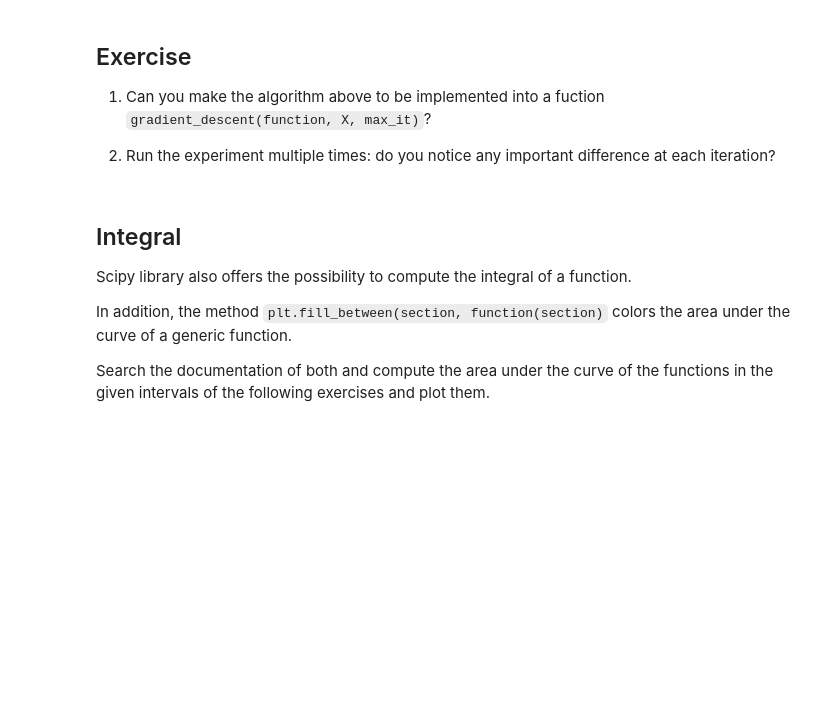
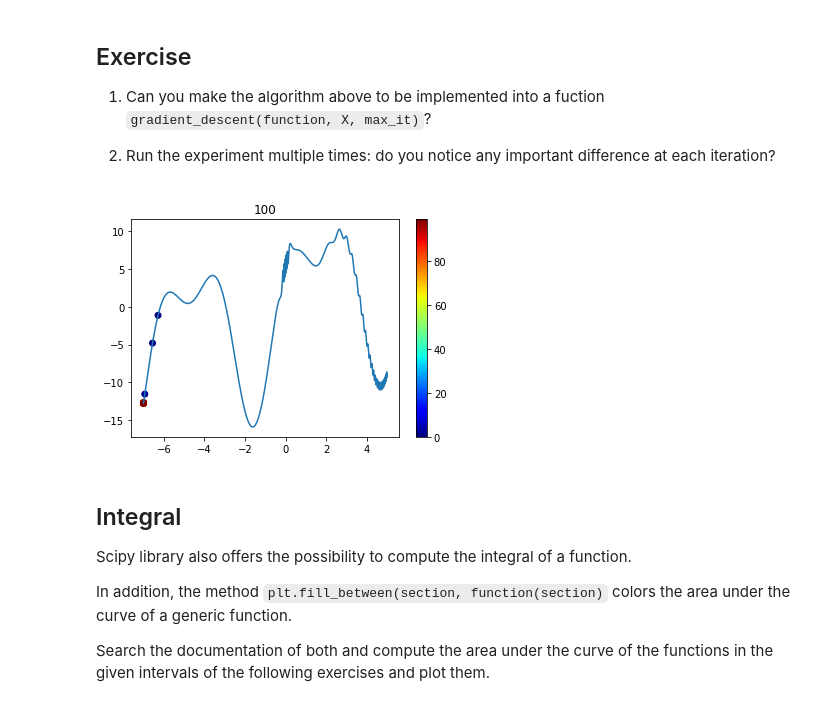
Before and after one commit to sardorick/strive_practice, a Jupyter notebook: 13. Gradients and Integrals/Gradient Descent and Integrals.ipynb, the cells around one changed output. Cells and saved outputs as stored; diff of their text form; code cells hidden in the pictures; blank space fills up the shorter version.

```diff
--- a/13. Gradients and Integrals/Gradient Descent and Integrals.ipynb
+++ b/13. Gradients and Integrals/Gradient Descent and Integrals.ipynb
@@ -56,6 +56,39 @@ plt.colorbar()
 1. Can you make the algorithm above to be implemented into a fuction `gradient_descent(function, X, max_it)`?
 
 2. Run the experiment multiple times: do you notice any important difference at each iteration?
+# %%
+def gradient_descent(function, X, max_it):
+    x = X
+    index = np.random.randint(0, len(x)) # randomly select an index to sample a point
+    point = x[index] # sample a point to start
+    derivative_in_point = derivative(function, point)
+    it = 0 # current iteration
+    max_it = 100 # set the max number of iterations to avoid infinite loops
+    points = [] # list of the points we have inspected
+    threshold = 0.01 # instead for waiting till we reach the 0 of the derivative, put a threshold
+    while np.abs(derivative_in_point)> 0.01 and it<max_it:
+        if derivative_in_point < 0: # the slope is negative
+            x = x[index:] # since the slope is negative, the local minimum should be on the right
+            index = np.random.randint(0, len(x)) # randomly select an index
+            point = x[index] # sample the next point in the new interval
+            points.append(point) # store for later
+            derivative_in_point = derivative(function, point) # compute the derivative in the new point
+        else:
+            x = x[0:index+1] # the slope is positive, so the minimum should be on the left
+            index = np.random.randint(0, len(x))
+            point = x[index]
+            points.append(point)
+            derivative_in_point = derivative(function, point)
+        it +=1
+    plt.figure()
+    plt.plot(X,Y)
+    plt.scatter(np.array(points), function(np.array(points)), c=range(len(points)), cmap=cm.jet)
+    plt.title(str(it))
+    plt.colorbar()
+# %%
+gradient_descent(function, X, 100)
+# %% [output]
+[figure, added]
 # %% [markdown]
 ## Integral
 
```
Also changed, not shown: parts of 12 cells of this notebook.
